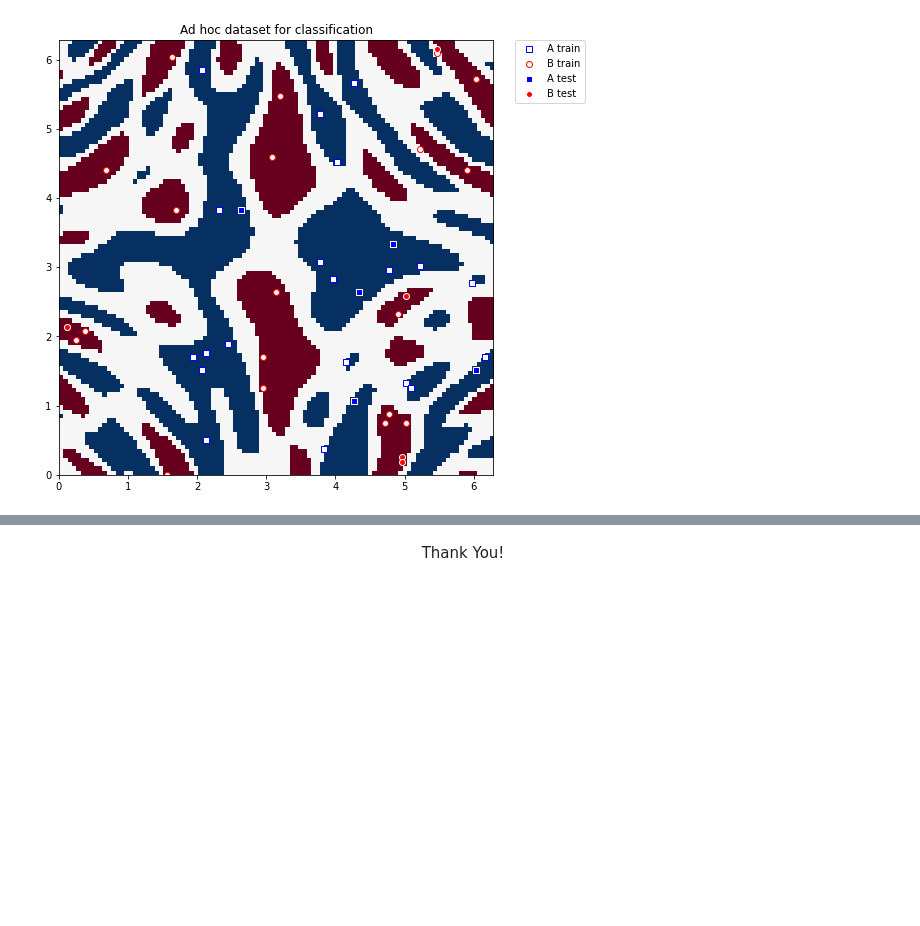
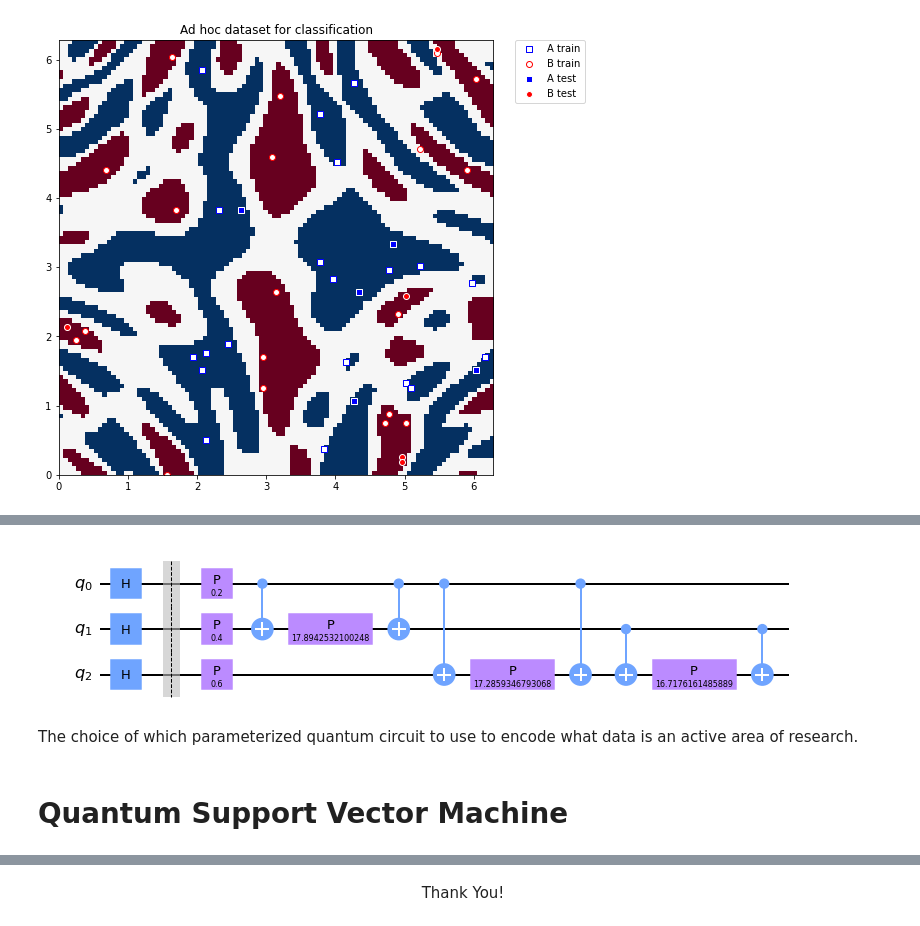
Before and after one commit to quantum-melbourne/qiskit-challenge-22, a Jupyter notebook: resources/qiskit-machine-learning-demo.ipynb, the cells around one changed output, grey strips where cells are left out. Cells and saved outputs as stored; diff of their text form; code cells hidden in the pictures; blank space fills up the shorter version.

```diff
--- a/resources/qiskit-machine-learning-demo.ipynb
+++ b/resources/qiskit-machine-learning-demo.ipynb
@@ -209,0 +127,11 @@ plot_adhoc_dataset(train_features, train_labels, test_features, test_labels, adh
+# %%
+x = [0.1,0.2,0.3]
+
+encode = circuit.bind_parameters(x)
+encode.decompose().draw(output='mpl')
+# %% [output]
+[figure, added]
+# %% [markdown]
+The choice of which parameterized quantum circuit to use to encode what data is an active area of research.
+# %% [markdown]
+# Quantum Support Vector Machine
```
Also changed, not shown: parts of 75 cells of this notebook, 9 other files.
